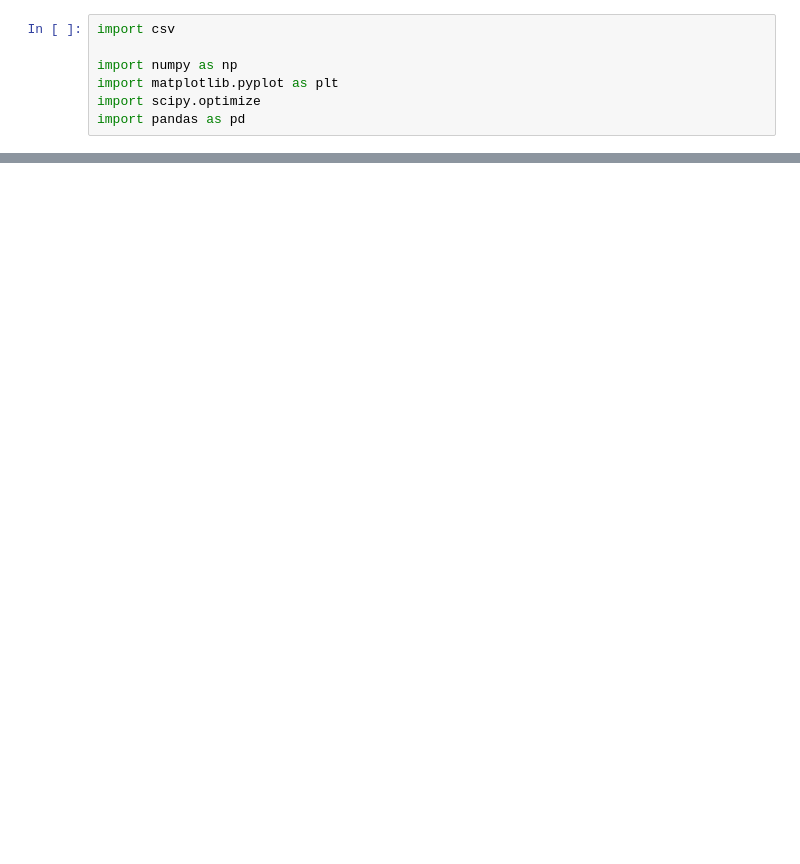
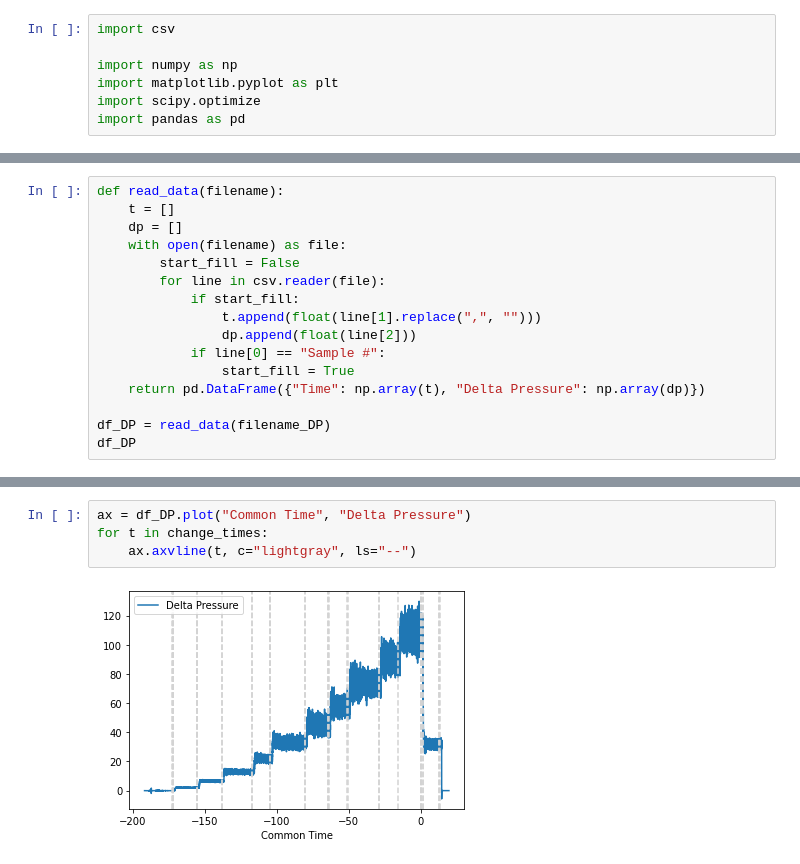
Before and after one commit to Princeton-Penn-Vents/princeton-penn-flowmeter, a Jupyter notebook: analysis/calibration-3.ipynb, the cells around one changed output, grey strips where cells are left out. Cells and saved outputs as stored; diff of their text form; blank space fills up the shorter version.

```diff
--- a/analysis/calibration-3.ipynb
+++ b/analysis/calibration-3.ipynb
@@ -24,0 +29,16 @@ df
+# %%
+def read_data(filename):
+    t = []
+    dp = []
+    with open(filename) as file:
+        start_fill = False
+        for line in csv.reader(file):
+            if start_fill:
+                t.append(float(line[1].replace(",", "")))
+                dp.append(float(line[2]))
+            if line[0] == "Sample #":
+                start_fill = True
+    return pd.DataFrame({"Time": np.array(t), "Delta Pressure": np.array(dp)})
+
+df_DP = read_data(filename_DP)
+df_DP
@@ -24,0 +110,6 @@ df
+# %%
+ax = df_DP.plot("Common Time", "Delta Pressure")
+for t in change_times:
+    ax.axvline(t, c="lightgray", ls="--")
+# %% [output]
+[figure, added]
```
Also changed, not shown: parts of 13 cells of this notebook, 2 other files.
